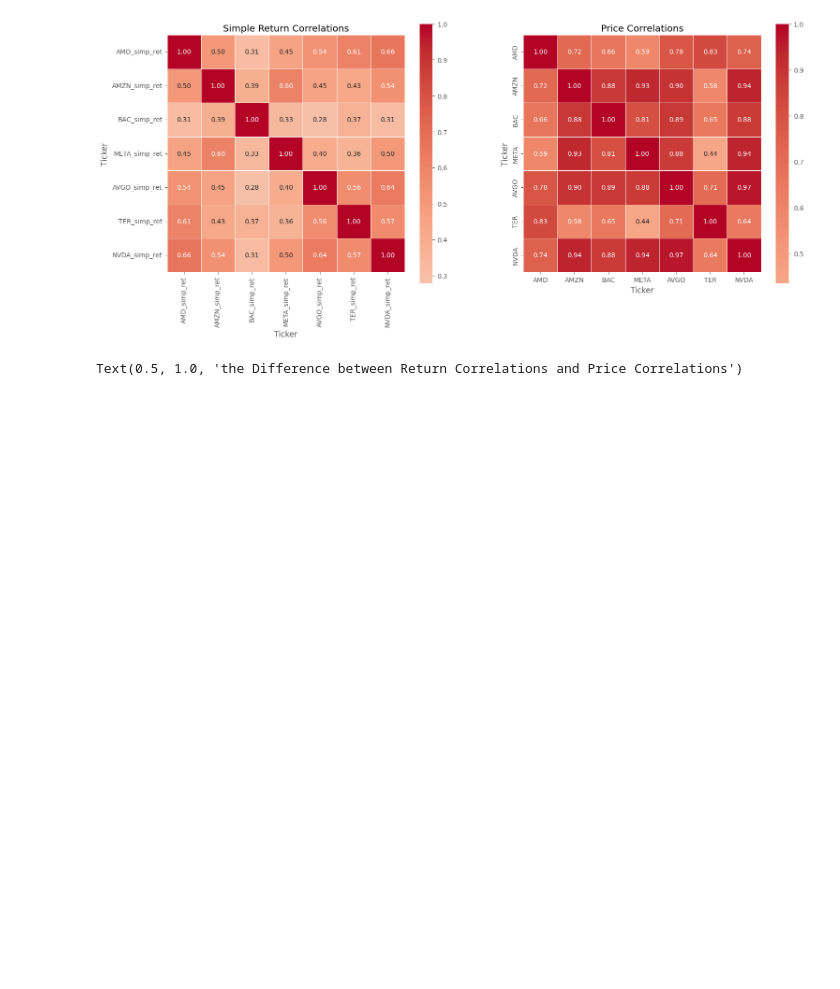
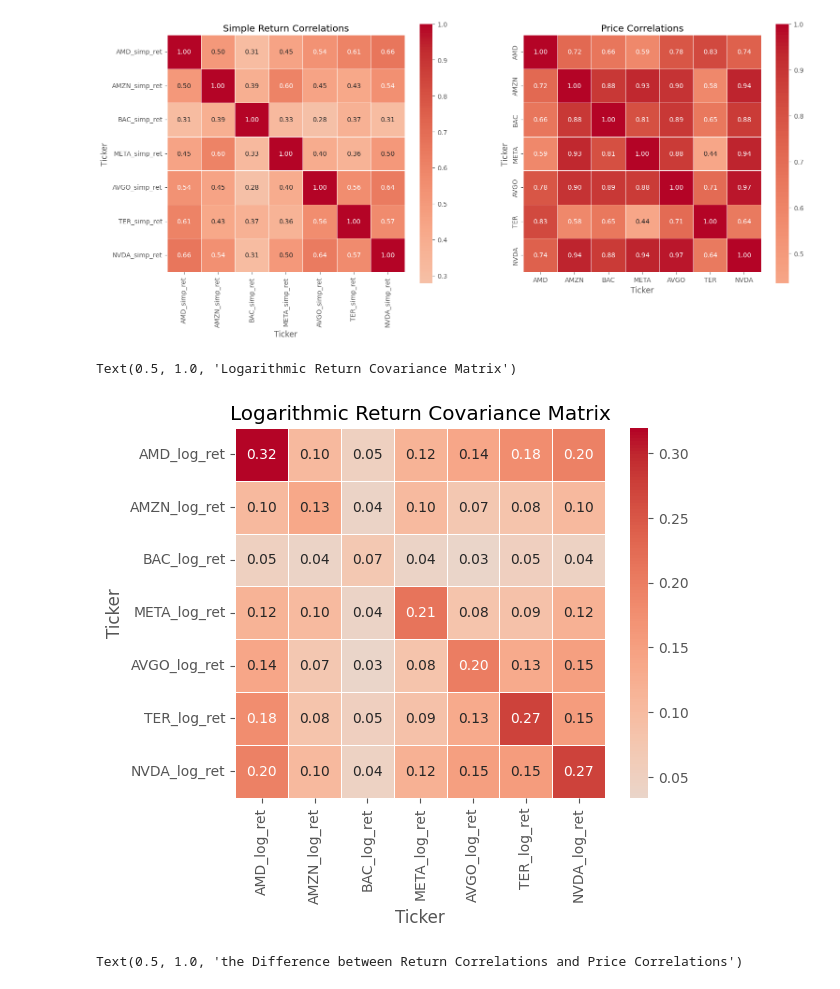
Before and after one commit to fadeeva/portfoli_o_o_ptimisation, a Jupyter notebook: Step_01__Basics_Return_Risk_Correlation.ipynb, the cells around one changed output. Saved outputs shown, nothing was run; the diff lists cells and outputs as text; code cells hidden in the pictures; blank space fills up the shorter version.

Commit message:
covariance matrix and refactoring

```diff
--- a/Step_01__Basics_Return_Risk_Correlation.ipynb
+++ b/Step_01__Basics_Return_Risk_Correlation.ipynb
@@ -101,6 +101,19 @@ sns.heatmap(df[tickers].corr(),
 # %% [output]
 Text(0.5, 1.0, 'Price Correlations')
 [figure]
+# %%
+cov_matrix = df_res[[f'{ticker}_log_ret' for ticker in tickers]].cov() * 252
+
+sns.heatmap(
+    cov_matrix,
+    annot=True,
+    cmap='coolwarm', center=0,
+    fmt='.2f', square=True,
+    linewidths=0.5)\
+    .set_title('Logarithmic Return Covariance Matrix')
+# %% [output]
+Text(0.5, 1.0, 'Logarithmic Return Covariance Matrix')
+[figure, added]
 # %%
 diff = pd.DataFrame(
     data=corr_matrix_simp_ret.to_numpy() - df.corr().to_numpy(),
```
Also changed, not shown: parts of 6 cells of this notebook.
